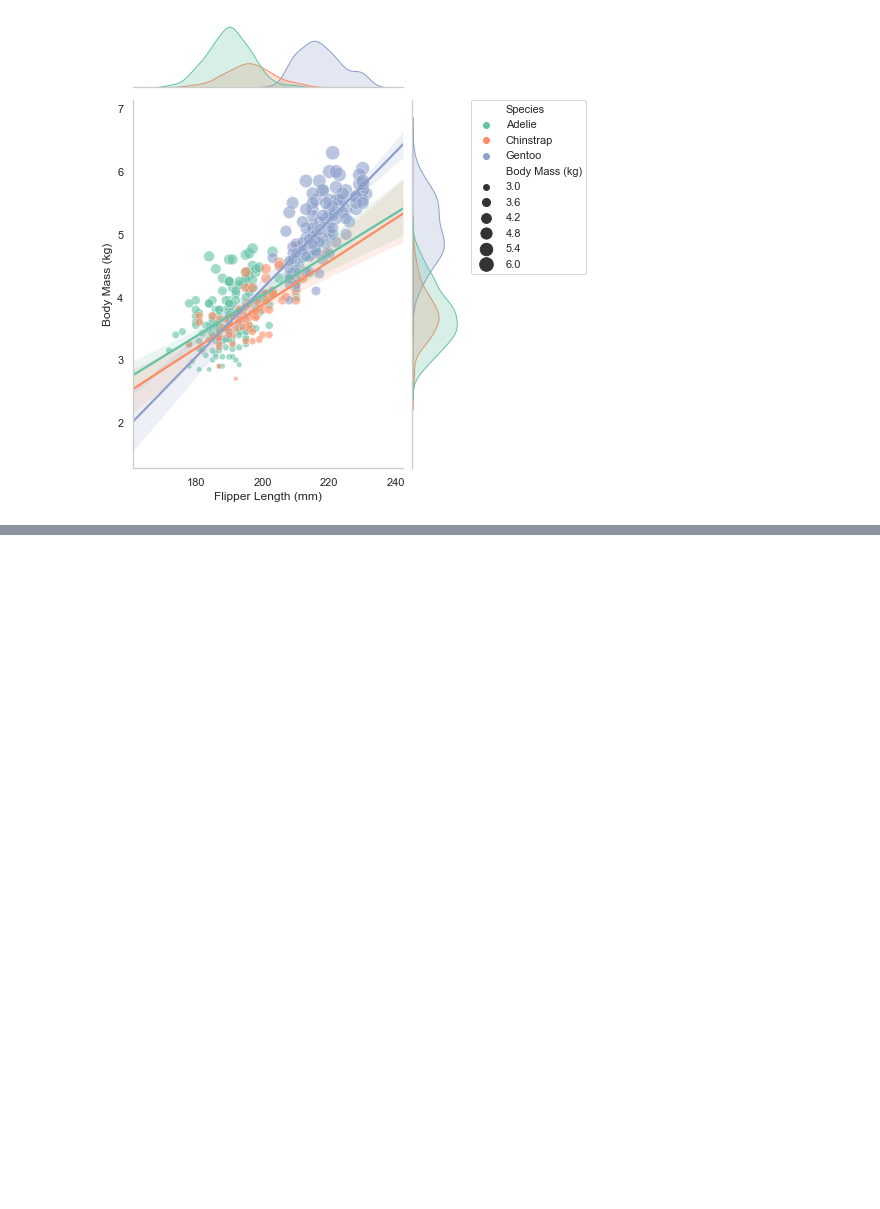
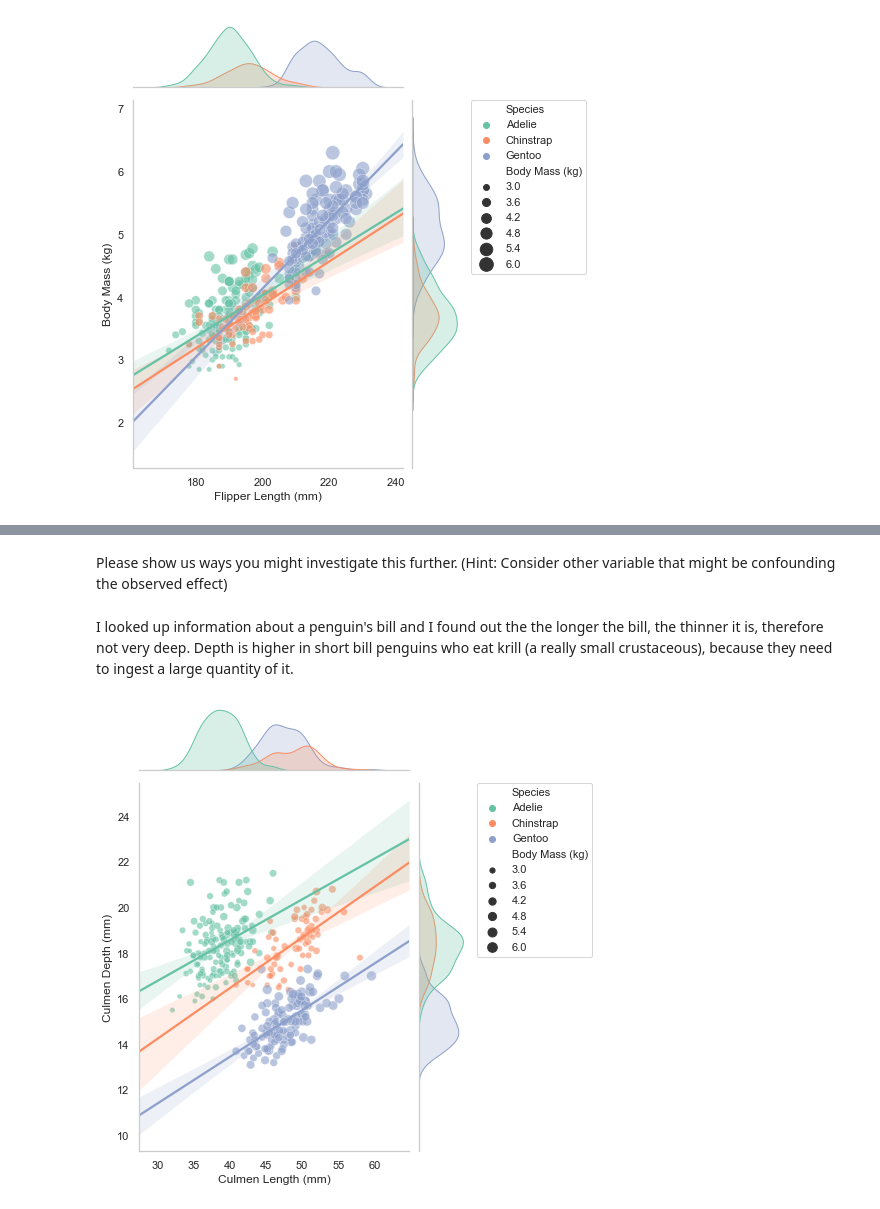
Before and after one commit to kevinprinsloo/My_Machine_Learning_Notebooks, a Jupyter notebook: Full_Classification_working/Pen.ipynb, the cells around one changed output, grey strips where cells are left out. Drawn from its saved outputs; the diff is of its cells as text; code cells hidden in the pictures; blank space fills up the shorter version.

```diff
--- a/Full_Classification_working/Pen.ipynb
+++ b/Full_Classification_working/Pen.ipynb
@@ -453,0 +510,33 @@ multi_corr(new_lter, x_col, y_col, hue_col, size_col)
+# %% [markdown]
+Please show us ways you might investigate this further. (Hint: Consider other variable that might be confounding the observed effect)
+# %% [markdown]
+I looked up information about a penguin's bill and I found out the the longer the bill, the thinner it is, therefore not very deep. Depth is higher in short bill penguins who eat krill (a really small crustaceous), because they need to ingest a large quantity of it.
+# %%
+def multi_corr(data, x_col, y_col, hue_col, size_col):
+    sns.set_theme(style="whitegrid", palette="Set2")
+    sns.set_style("whitegrid", {'axes.grid' : False})
+
+    g = sns.jointplot(x=x_col, y=y_col, data=data,
+                height = 7, hue = hue_col, alpha=0.01, legend = False)
+
+    gg = sns.scatterplot(x=x_col, y=y_col, data=data,
+                hue=hue_col, size=size_col,
+                sizes=(20, 100), alpha = 0.6,
+                ax=g.ax_joint)
+
+    for _,gr in new_lter.groupby(hue_col):
+        sns.regplot(x=x_col, y=y_col, data=gr,
+        scatter=False, ax=g.ax_joint, truncate=False)
+
+    # Put the legend out of the figure
+    plt.subplots_adjust(right=0.75)
+    g.ax_joint.legend(bbox_to_anchor=(1.25,1), loc='upper left', borderaxespad=0)
+# %%
+x_col = 'Culmen Length (mm)'
+y_col = 'Culmen Depth (mm)'
+hue_col = 'Species'
+size_col = 'Body Mass (kg)'
+
+multi_corr(new_lter, x_col, y_col, hue_col, size_col)
+# %% [output]
+[figure, added]
```
Also changed, not shown: parts of 23 cells of this notebook, 8 other files.
